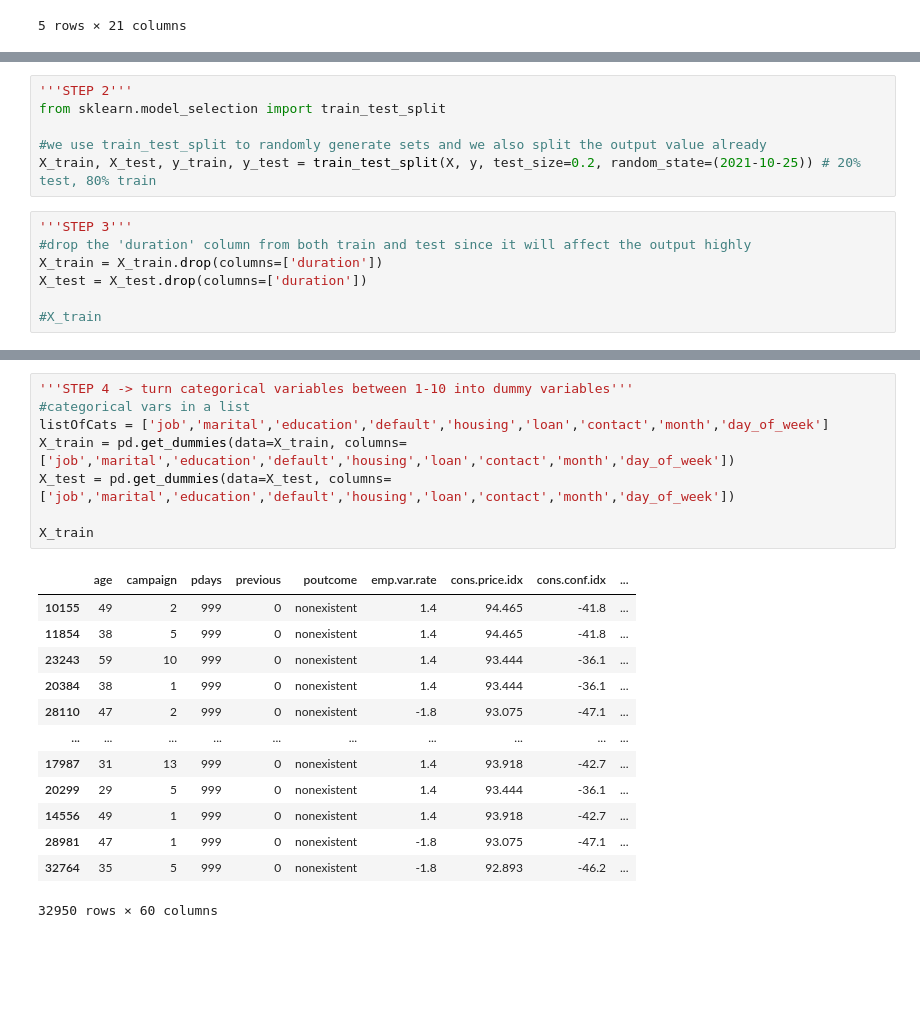
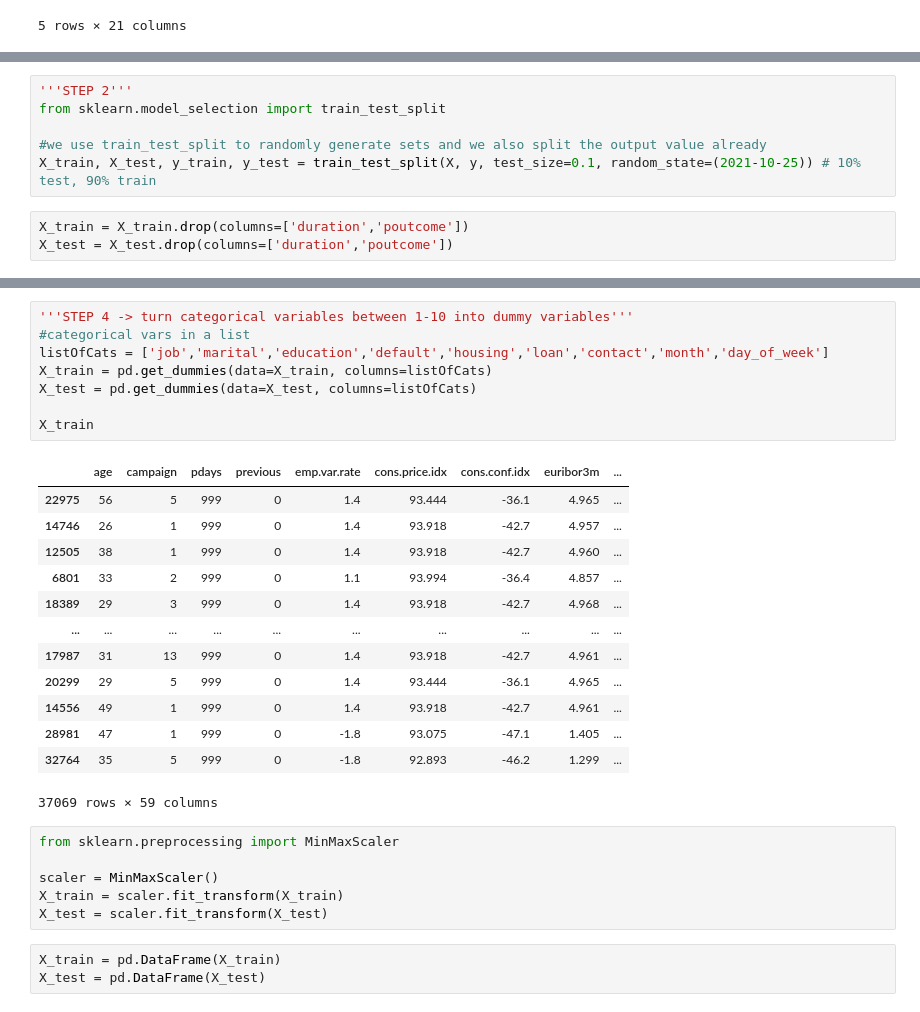
Before and after one commit to Hgxegz1/ML-Project-3, a Jupyter notebook: classifier.ipynb, the cells around one changed output, grey strips where cells are left out. Cells and saved outputs as stored; diff of their text form; blank space fills up the shorter version.

```diff
--- a/classifier.ipynb
+++ b/classifier.ipynb
@@ -22,11 +39,7 @@ X = df.iloc[0:, 0:20] #this is the rest of the factors except the output variabl
 from sklearn.model_selection import train_test_split
 
 #we use train_test_split to randomly generate sets and we also split the output value already
-X_train, X_test, y_train, y_test = train_test_split(X, y, test_size=0.2, random_state=(2021-10-25)) # 20% test, 80% train
+X_train, X_test, y_train, y_test = train_test_split(X, y, test_size=0.1, random_state=(2021-10-25)) # 10% test, 90% train
-# %%
-'''STEP 3'''
-#drop the 'duration' column from both train and test since it will affect the output highly
-X_train = X_train.drop(columns=['duration'])
-X_test = X_test.drop(columns=['duration'])
-
-#X_train
+# %%
+X_train = X_train.drop(columns=['duration','poutcome'])
+X_test = X_test.drop(columns=['duration','poutcome'])
@@ -33,22 +62,31 @@ X_test = X_test.drop(columns=['duration'])
 # %%
 '''STEP 4 -> turn categorical variables between 1-10 into dummy variables'''
 #categorical vars in a list
 listOfCats = ['job','marital','education','default','housing','loan','contact','month','day_of_week']
-X_train = pd.get_dummies(data=X_train, columns=['job','marital','education','default','housing','loan','contact','month','day_of_week'])
-X_test = pd.get_dummies(data=X_test, columns=['job','marital','education','default','housing','loan','contact','month','day_of_week'])
+X_train = pd.get_dummies(data=X_train, columns=listOfCats)
+X_test = pd.get_dummies(data=X_test, columns=listOfCats)
 
 X_train
 # %% [output]
-|  | age | campaign | pdays | previous | poutcome | emp.var.rate | cons.price.idx | cons.conf.idx | ... |
-| 10155 | 49 | 2 | 999 | 0 | nonexistent | 1.4 | 94.465 | -41.8 | ... |
-| 11854 | 38 | 5 | 999 | 0 | nonexistent | 1.4 | 94.465 | -41.8 | ... |
-| 23243 | 59 | 10 | 999 | 0 | nonexistent | 1.4 | 93.444 | -36.1 | ... |
-| 20384 | 38 | 1 | 999 | 0 | nonexistent | 1.4 | 93.444 | -36.1 | ... |
-| 28110 | 47 | 2 | 999 | 0 | nonexistent | -1.8 | 93.075 | -47.1 | ... |
+|  | age | campaign | pdays | previous | emp.var.rate | cons.price.idx | cons.conf.idx | euribor3m | ... |
+| 22975 | 56 | 5 | 999 | 0 | 1.4 | 93.444 | -36.1 | 4.965 | ... |
+| 14746 | 26 | 1 | 999 | 0 | 1.4 | 93.918 | -42.7 | 4.957 | ... |
+| 12505 | 38 | 1 | 999 | 0 | 1.4 | 93.918 | -42.7 | 4.960 | ... |
+| 6801 | 33 | 2 | 999 | 0 | 1.1 | 93.994 | -36.4 | 4.857 | ... |
+| 18389 | 29 | 3 | 999 | 0 | 1.4 | 93.918 | -42.7 | 4.968 | ... |
 | ... | ... | ... | ... | ... | ... | ... | ... | ... | ... |
-| 17987 | 31 | 13 | 999 | 0 | nonexistent | 1.4 | 93.918 | -42.7 | ... |
-| 20299 | 29 | 5 | 999 | 0 | nonexistent | 1.4 | 93.444 | -36.1 | ... |
-| 14556 | 49 | 1 | 999 | 0 | nonexistent | 1.4 | 93.918 | -42.7 | ... |
-| 28981 | 47 | 1 | 999 | 0 | nonexistent | -1.8 | 93.075 | -47.1 | ... |
-| 32764 | 35 | 5 | 999 | 0 | nonexistent | -1.8 | 92.893 | -46.2 | ... |
+| 17987 | 31 | 13 | 999 | 0 | 1.4 | 93.918 | -42.7 | 4.961 | ... |
+| 20299 | 29 | 5 | 999 | 0 | 1.4 | 93.444 | -36.1 | 4.965 | ... |
+| 14556 | 49 | 1 | 999 | 0 | 1.4 | 93.918 | -42.7 | 4.961 | ... |
+| 28981 | 47 | 1 | 999 | 0 | -1.8 | 93.075 | -47.1 | 1.405 | ... |
+| 32764 | 35 | 5 | 999 | 0 | -1.8 | 92.893 | -46.2 | 1.299 | ... |
-32950 rows × 60 columns
+37069 rows × 59 columns
+# %%
+from sklearn.preprocessing import MinMaxScaler
+
+scaler = MinMaxScaler()
+X_train = scaler.fit_transform(X_train)
+X_test = scaler.fit_transform(X_test)
+# %%
+X_train = pd.DataFrame(X_train)
+X_test = pd.DataFrame(X_test)
```
Also changed, not shown: parts of 21 cells of this notebook, 1 other file.
